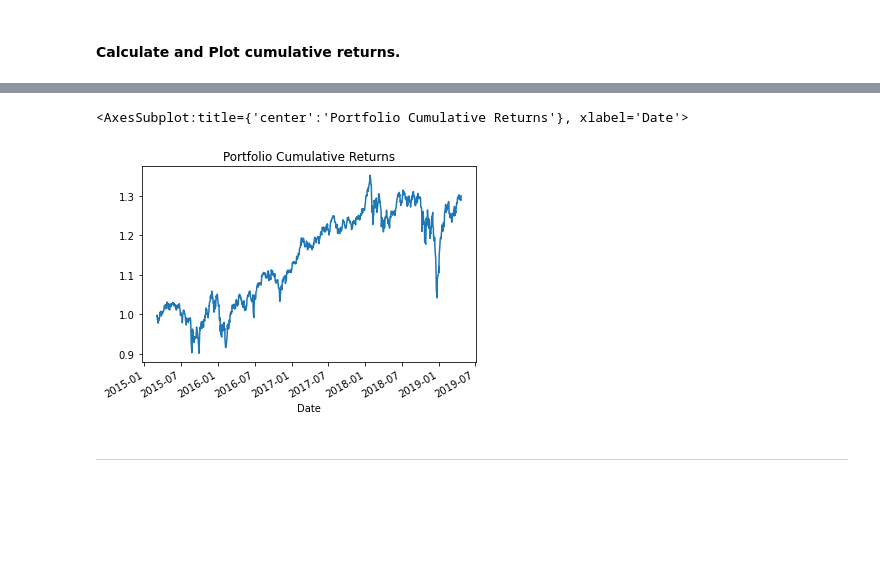
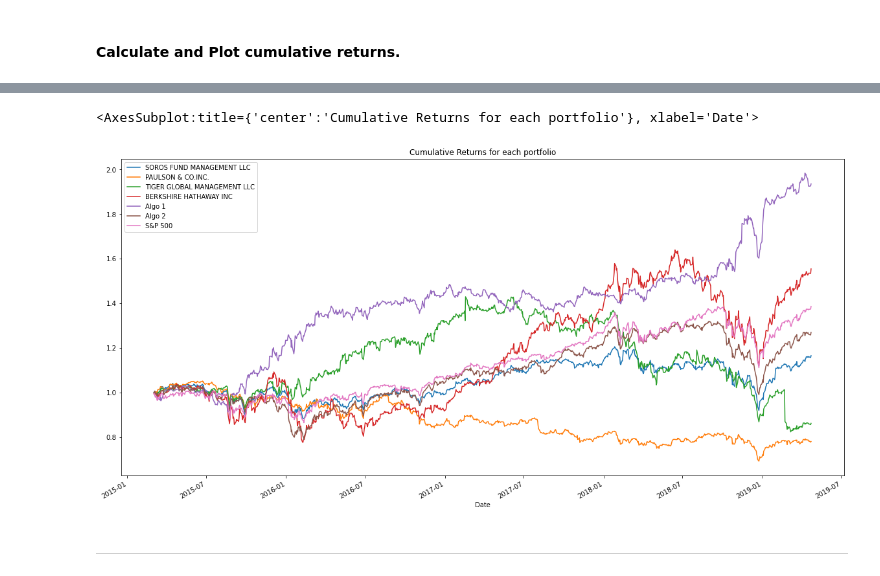
Before and after one commit to antonioserrano12/Pandas, a Jupyter notebook: whale_analysis.ipynb, the cells around one changed output, grey strips where cells are left out. Cells and saved outputs as stored; diff of their text form; code cells hidden in the pictures; blank space fills up the shorter version.

```diff
--- a/whale_analysis.ipynb
+++ b/whale_analysis.ipynb
@@ -229,8 +214,10 @@ cumulative_ret = (port_ret + 1).cumprod()
+# %%
+cumulative_ret = (joined_data + 1).cumprod()
 # %%
-cumulative_ret.plot(title='Portfolio Cumulative Returns')
+cumulative_ret.plot(figsize=(20,10), title='Cumulative Returns for each portfolio')
 # %% [output]
-<AxesSubplot:title={'center':'Portfolio Cumulative Returns'}, xlabel='Date'>
+<AxesSubplot:title={'center':'Cumulative Returns for each portfolio'}, xlabel='Date'>
-[figure, old version]
+[figure, new version]
 # %% [markdown]
 ---
 # %% [markdown]
```
Also changed, not shown: parts of 28 cells of this notebook.
